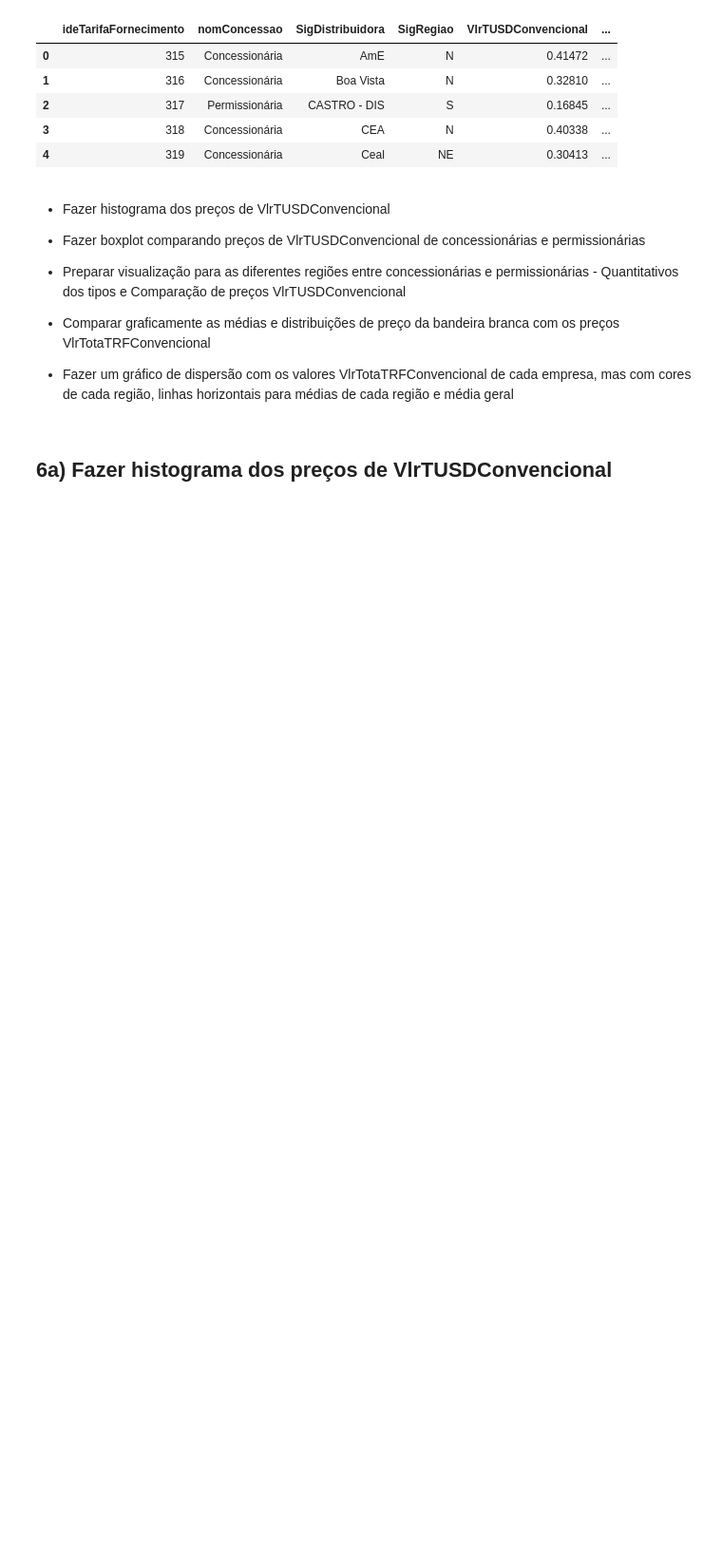
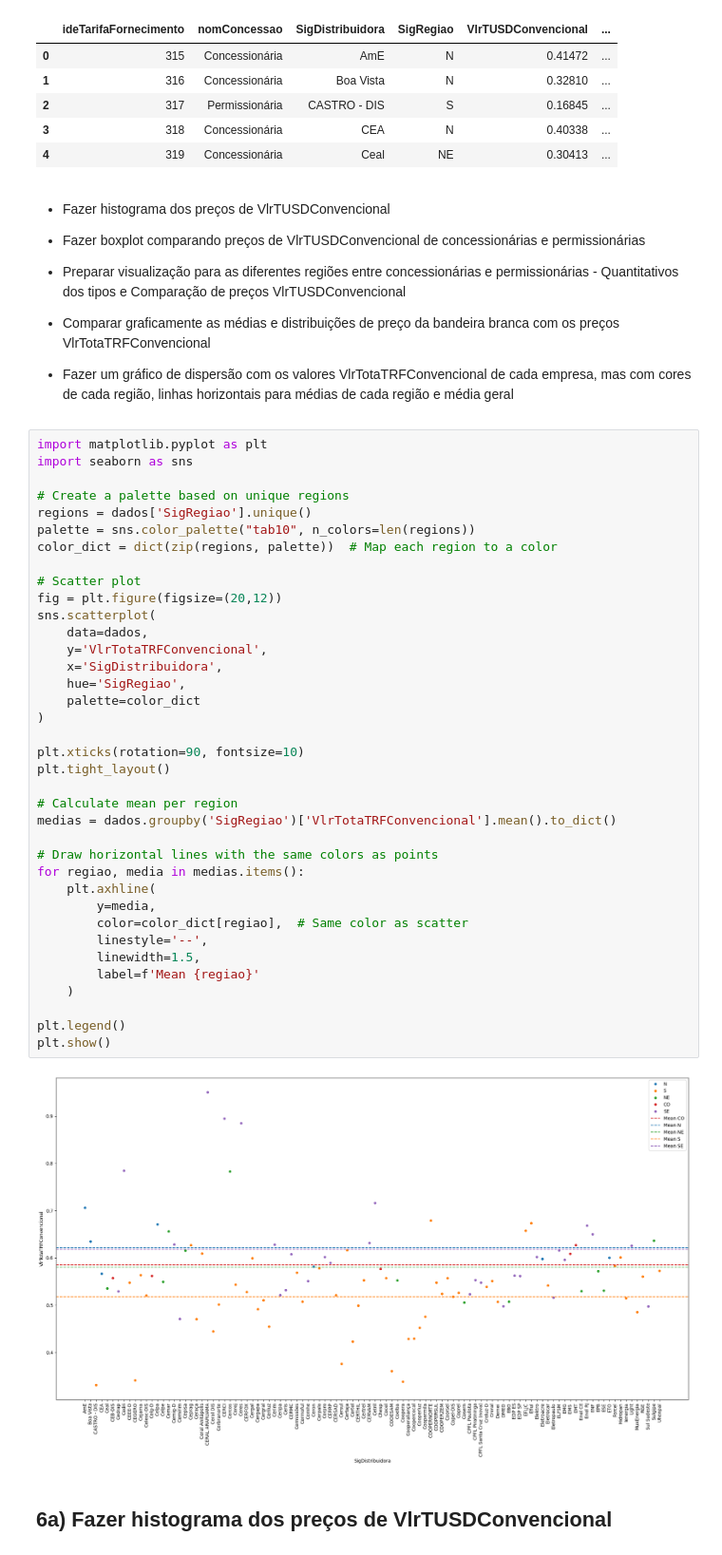
Before and after one commit to VitorGuedes22/StatPy, a Jupyter notebook: exercise1/Lista1Entrega.ipynb, the cells around one changed output. Shown: that part at 95% size. Cells and saved outputs as stored; diff of their text form; blank space fills up the shorter version.

```diff
--- a/exercise1/Lista1Entrega.ipynb
+++ b/exercise1/Lista1Entrega.ipynb
@@ -399,5 +401,44 @@ dados.head()
 - Comparar graficamente as médias e distribuições de preço da bandeira branca com os preços VlrTotaTRFConvencional
 
 - Fazer um gráfico de dispersão com os valores VlrTotaTRFConvencional de cada empresa, mas com cores de cada região, linhas horizontais para médias de cada região e média geral
+# %%
+import matplotlib.pyplot as plt
+import seaborn as sns
+
+# Create a palette based on unique regions
+regions = dados['SigRegiao'].unique()
+palette = sns.color_palette("tab10", n_colors=len(regions))
+color_dict = dict(zip(regions, palette))  # Map each region to a color
+
+# Scatter plot
+fig = plt.figure(figsize=(20,12))
+sns.scatterplot(
+    data=dados,
+    y='VlrTotaTRFConvencional',
+    x='SigDistribuidora',
+    hue='SigRegiao',
+    palette=color_dict
+)
+
+plt.xticks(rotation=90, fontsize=10)
+plt.tight_layout()
+
+# Calculate mean per region
+medias = dados.groupby('SigRegiao')['VlrTotaTRFConvencional'].mean().to_dict()
+
+# Draw horizontal lines with the same colors as points
+for regiao, media in medias.items():
+    plt.axhline(
+        y=media,
+        color=color_dict[regiao],  # Same color as scatter
+        linestyle='--',
+        linewidth=1.5,
+        label=f'Mean {regiao}'
+    )
+
+plt.legend()
+plt.show()
+# %% [output]
+[figure, added]
 # %% [markdown]
 ## 6a) Fazer histograma dos preços de VlrTUSDConvencional
```
Also changed, not shown: parts of 6 cells of this notebook.
